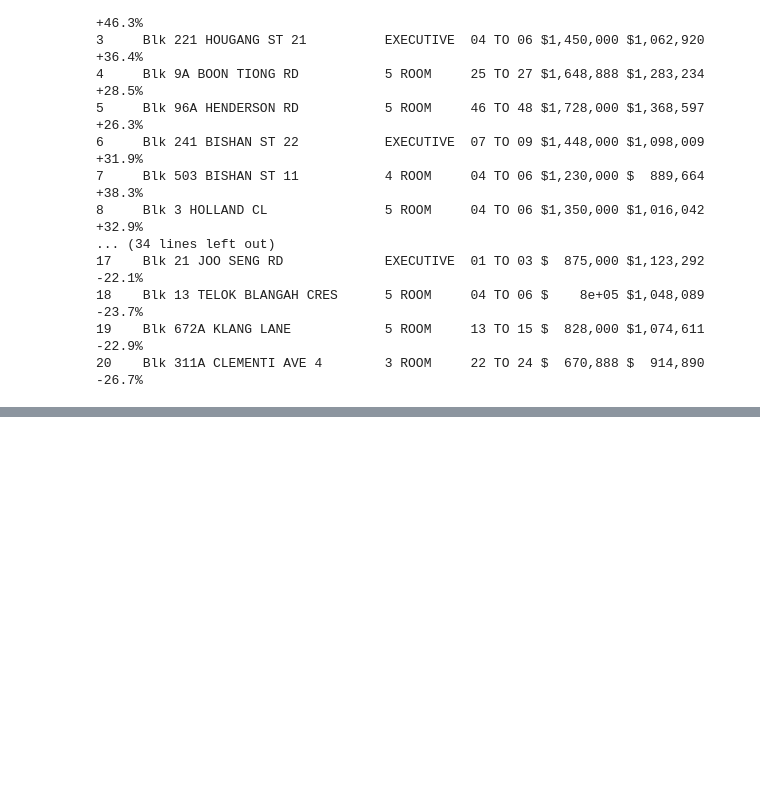
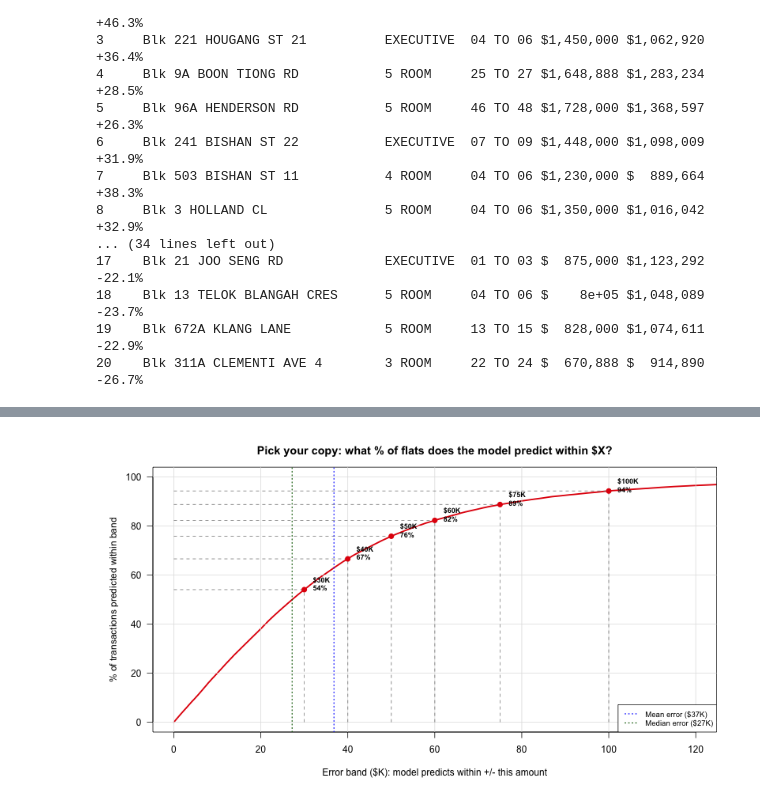
Before and after one commit to wongpeiting/hdb-regression, a Jupyter notebook: 14-revised-final-model.ipynb, the cells around one changed output, grey strips where cells are left out. Saved outputs shown, nothing was run; the diff lists cells and outputs as text; code cells hidden in the pictures; blank space fills up the shorter version.

Commit message:
Add copy-ready accuracy framing to NB14
Error band table and cumulative chart so editor can pick
the right "X in Y flats within $Z" framing for the story.

```diff
--- a/14-revised-final-model.ipynb
+++ b/14-revised-final-model.ipynb
@@ -1204,0 +1265,37 @@ The interaction model and Model 12 remain in this notebook as analytical work. T
+# %%
+%%R -w 800 -h 450
+abs_err <- abs(df$resale_price - df$pred_final)
+abs_err <- abs_err[!is.na(abs_err)]
+bands <- seq(0, 150000, by=1000)
+pcts <- sapply(bands, function(b) mean(abs_err <= b) * 100)
+
+par(mar=c(5, 5, 3, 1))
+plot(bands/1000, pcts, type='l', lwd=2.5, col='#e3120b',
+     xlab='Error band ($K): model predicts within +/- this amount',
+     ylab='% of transactions predicted within band',
+     main='Pick your copy: what % of flats does the model predict within $X?',
+     xlim=c(0, 120), ylim=c(0, 100), las=1)
+grid(col='#e0e0e0', lty=1)
+
+key <- data.frame(
+    band = c(30, 40, 50, 60, 75, 100),
+    label = c('$30K', '$40K', '$50K', '$60K', '$75K', '$100K')
+)
+for (j in 1:nrow(key)) {
+    b <- key$band[j] * 1000
+    p <- mean(abs_err <= b) * 100
+    segments(key$band[j], 0, key$band[j], p, lty=2, col='grey50')
+    segments(0, p, key$band[j], p, lty=2, col='grey50')
+    points(key$band[j], p, pch=16, cex=1.3, col='#e3120b')
+    text(key$band[j]+2, p+2.5, sprintf('%s\n%.0f%%', key$label[j], p),
+         cex=0.75, adj=0, font=2)
+}
+
+abline(v=mean(abs_err)/1000, col='blue', lty=3, lwd=1.5)
+abline(v=median(abs_err)/1000, col='darkgreen', lty=3, lwd=1.5)
+legend('bottomright',
+    c(sprintf('Mean error ($%sK)', round(mean(abs_err)/1000)),
+      sprintf('Median error ($%sK)', round(median(abs_err)/1000))),
+    col=c('blue','darkgreen'), lty=3, lwd=1.5, cex=0.8)
+# %% [output]
+[figure, added]
```
Also changed, not shown: parts of 10 cells of this notebook.
